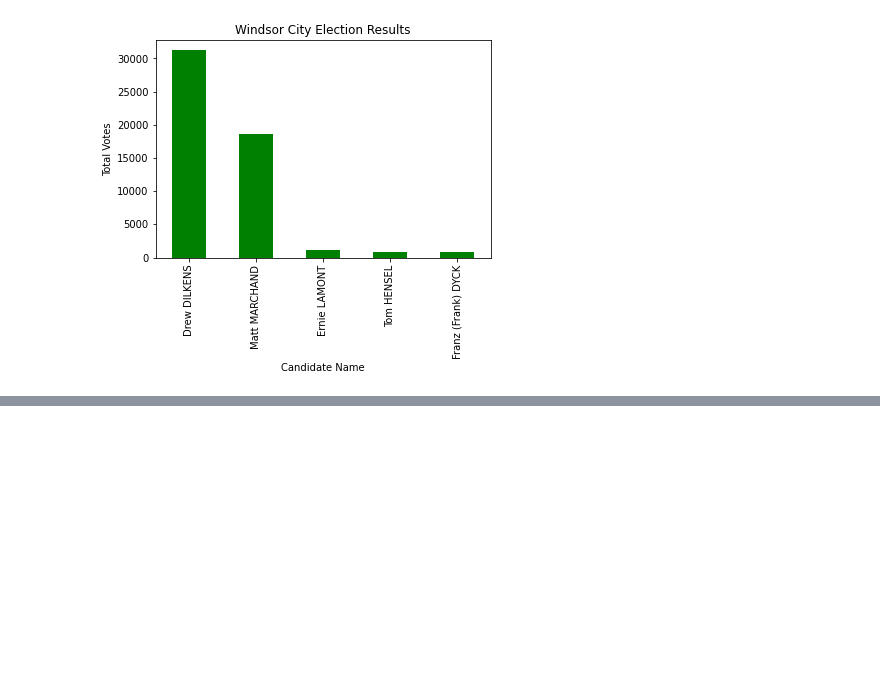
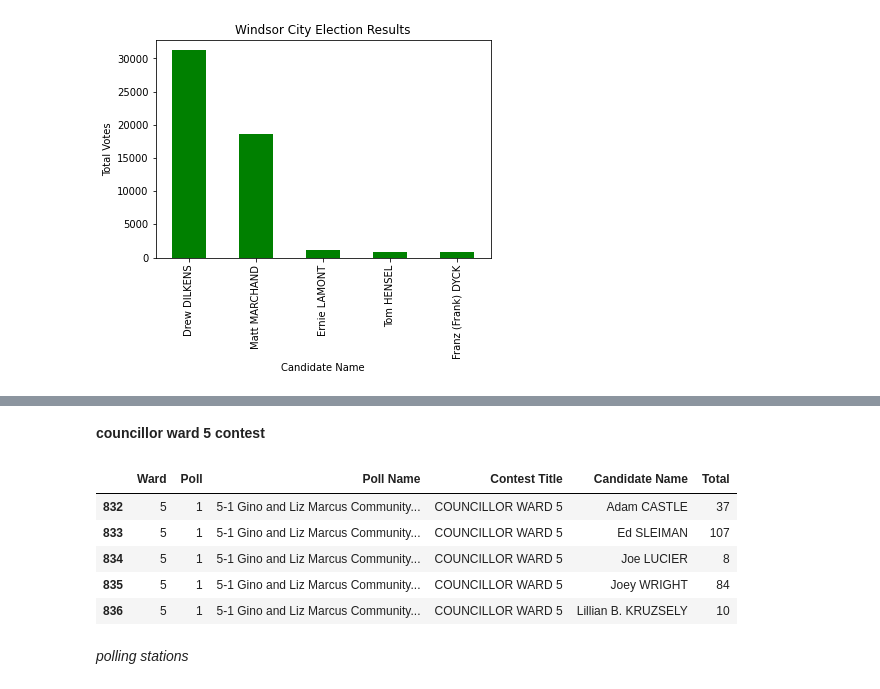
Before and after one commit to Alex-pu/Data-analysis-with-python, a Jupyter notebook: WndsorElects.ipynb, the cells around one changed output, grey strips where cells are left out. Saved outputs shown, nothing was run; the diff lists cells and outputs as text; code cells hidden in the pictures; blank space fills up the shorter version.

```diff
--- a/WndsorElects.ipynb
+++ b/WndsorElects.ipynb
@@ -121,0 +169,15 @@ Text(0.5, 1.0, 'Windsor City Election Results')
+# %% [markdown]
+****councillor ward 5 contest****
+# %%
+#overview
+ward5= dataframe[dataframe['Contest Title']=='COUNCILLOR WARD 5']
+ward5.head()
+# %% [output]
+|  | Ward | Poll | Poll Name | Contest Title | Candidate Name | Total |
+| 832 | 5 | 1 | 5-1 Gino and Liz Marcus Community... | COUNCILLOR WARD 5 | Adam CASTLE | 37 |
+| 833 | 5 | 1 | 5-1 Gino and Liz Marcus Community... | COUNCILLOR WARD 5 | Ed SLEIMAN | 107 |
+| 834 | 5 | 1 | 5-1 Gino and Liz Marcus Community... | COUNCILLOR WARD 5 | Joe LUCIER | 8 |
+| 835 | 5 | 1 | 5-1 Gino and Liz Marcus Community... | COUNCILLOR WARD 5 | Joey WRIGHT | 84 |
+| 836 | 5 | 1 | 5-1 Gino and Liz Marcus Community... | COUNCILLOR WARD 5 | Lillian B. KRUZSELY | 10 |
+# %% [markdown]
+*polling stations*
```
Also changed, not shown: parts of 13 cells of this notebook.
